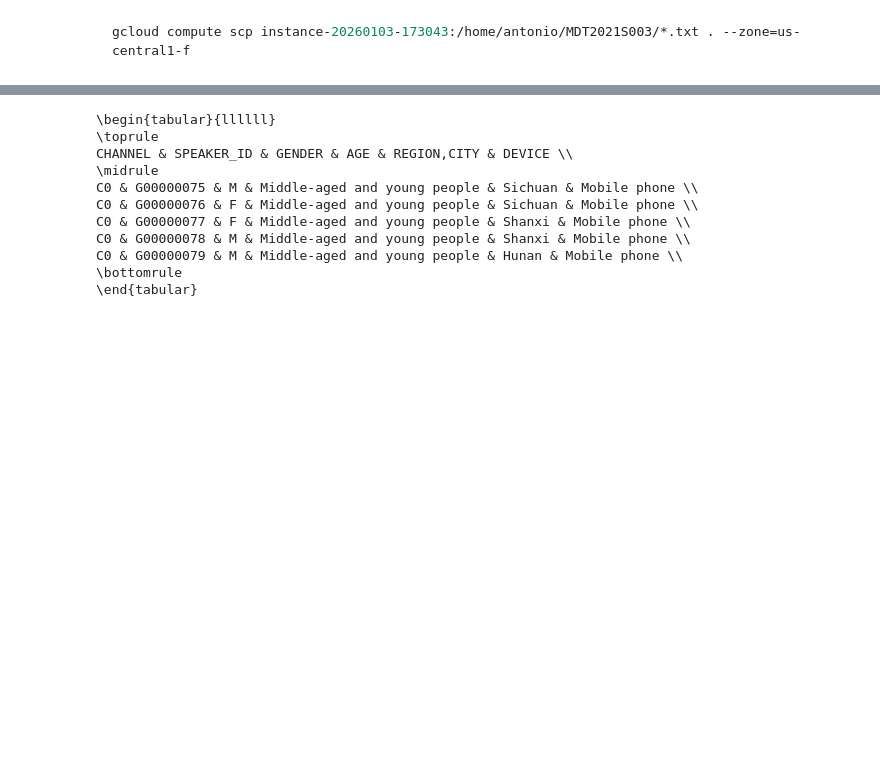
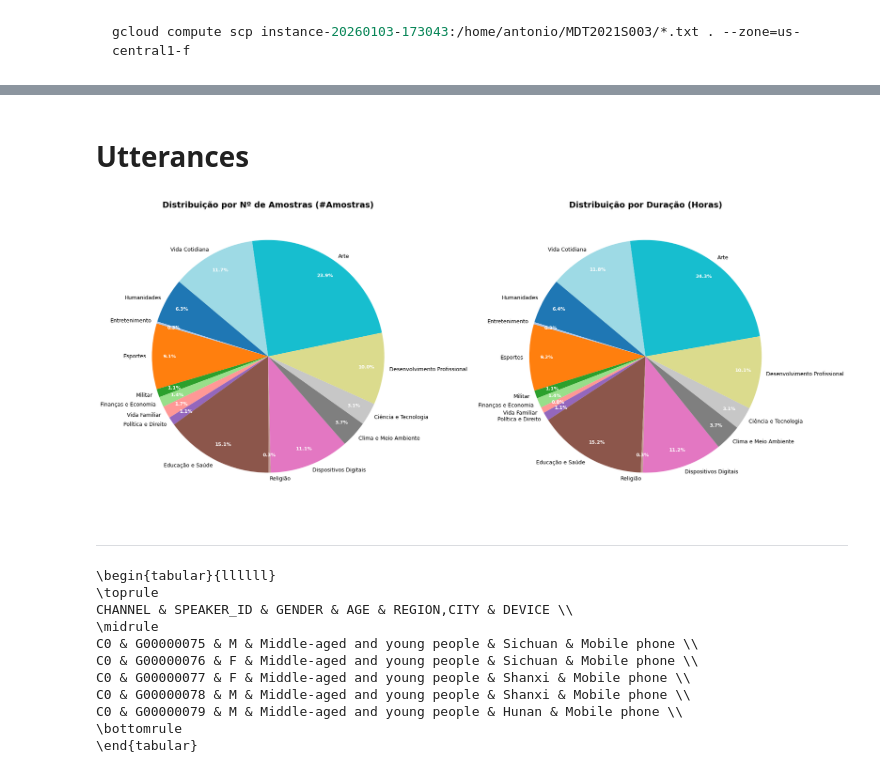
Before and after one commit to antonioMoreira/my-masters-degree, a Jupyter notebook: notebooks/magicdata.ipynb, the cells around one changed output, grey strips where cells are left out. Cells and saved outputs as stored; diff of their text form; code cells hidden in the pictures; blank space fills up the shorter version.

```diff
--- a/notebooks/magicdata.ipynb
+++ b/notebooks/magicdata.ipynb
@@ -8,0 +145,2 @@ import pandas as pd
+# %% [markdown]
+# Utterances
@@ -9 +173,50 @@ import pandas as pd
+# %%
+fig, (ax1, ax2) = plt.subplots(1, 2, figsize=(18, 9))
+
+# Gerar cores baseadas no tamanho do DataFrame atual
+# Usamos numpy para garantir que temos cores suficientes mapeadas
+cmap = plt.get_cmap('tab20')
+colors = cmap(np.linspace(0, 1, len(df_topics)))
+
+# --- Gráfico 1: Número de Amostras (#Amostras) ---
+# Usamos df_topics['#Amostras'] para valores e df_topics.index para rótulos
+wedges1, texts1, autotexts1 = ax1.pie(
+    df_topics['#Amostras'],
+    labels=df_topics.index,
+    autopct='%1.1f%%',
+    colors=colors,
+    startangle=140,
+    pctdistance=0.85,
+    labeldistance=1.05
+)
+ax1.set_title("Distribuição por Nº de Amostras (#Amostras)", fontsize=14, fontweight='bold')
+
+# --- Gráfico 2: Duração em Horas (Duration) ---
+# Usamos df_topics['Duração (h)']
+wedges2, texts2, autotexts2 = ax2.pie(
+    df_topics['Duração (h)'],
+    labels=df_topics.index,
+    autopct='%1.1f%%',
+    colors=colors,
+    startangle=140,
+    pctdistance=0.85,
+    labeldistance=1.05
+)
+ax2.set_title("Distribuição por Duração (Horas)", fontsize=14, fontweight='bold')
+
+# 3. Ajustes de Estilo (Textos)
+for text in texts1 + texts2:
+    text.set_fontsize(9)
+
+for autotext in autotexts1 + autotexts2:
+    autotext.set_fontsize(8)
+    autotext.set_color('white')
+    autotext.set_weight('bold')
+
+plt.tight_layout()
+plt.show()
+# %% [output]
+[figure, added]
+# %% [markdown]
+---
 # %%
```
Also changed, not shown: parts of 8 cells of this notebook, 11 other files.
